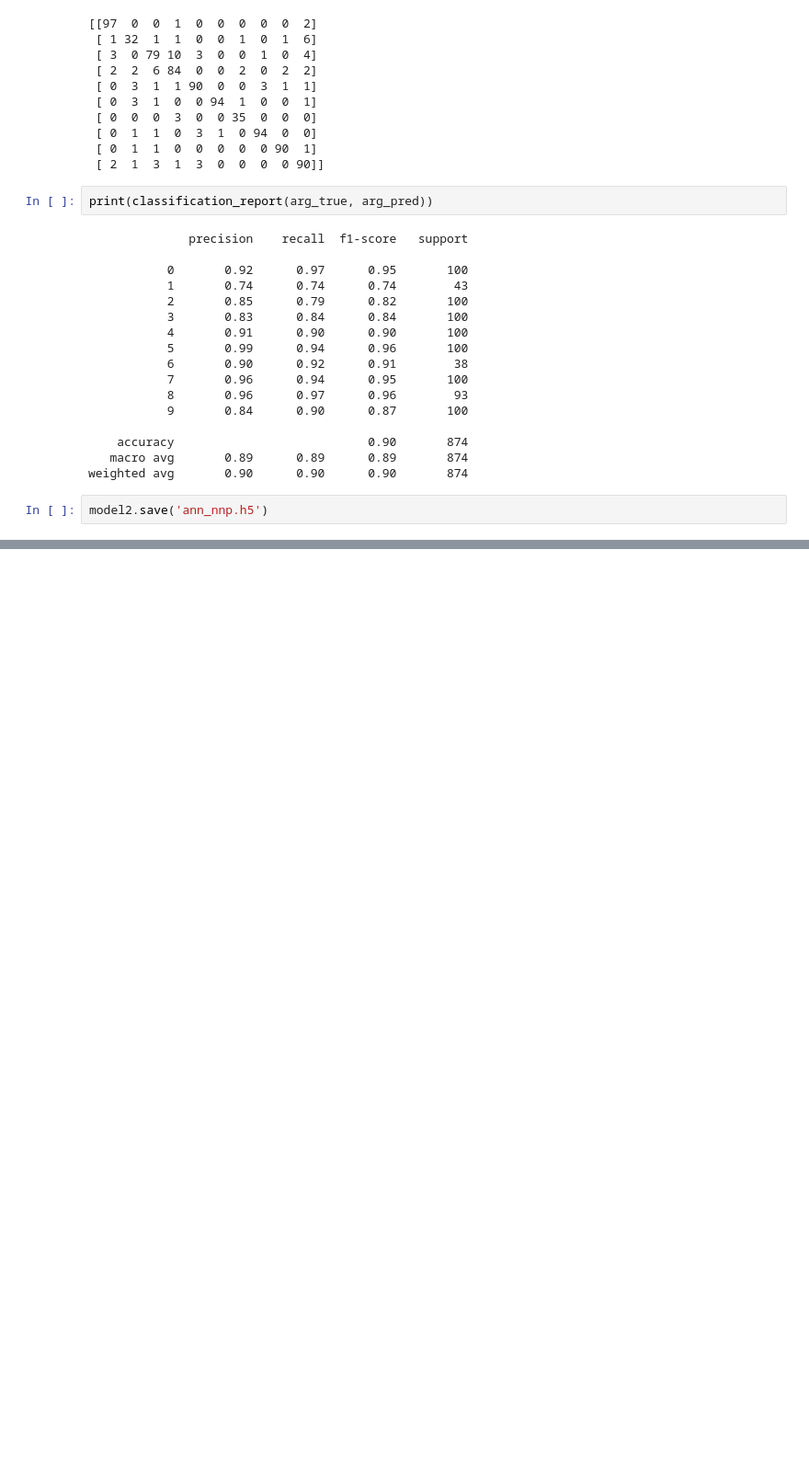
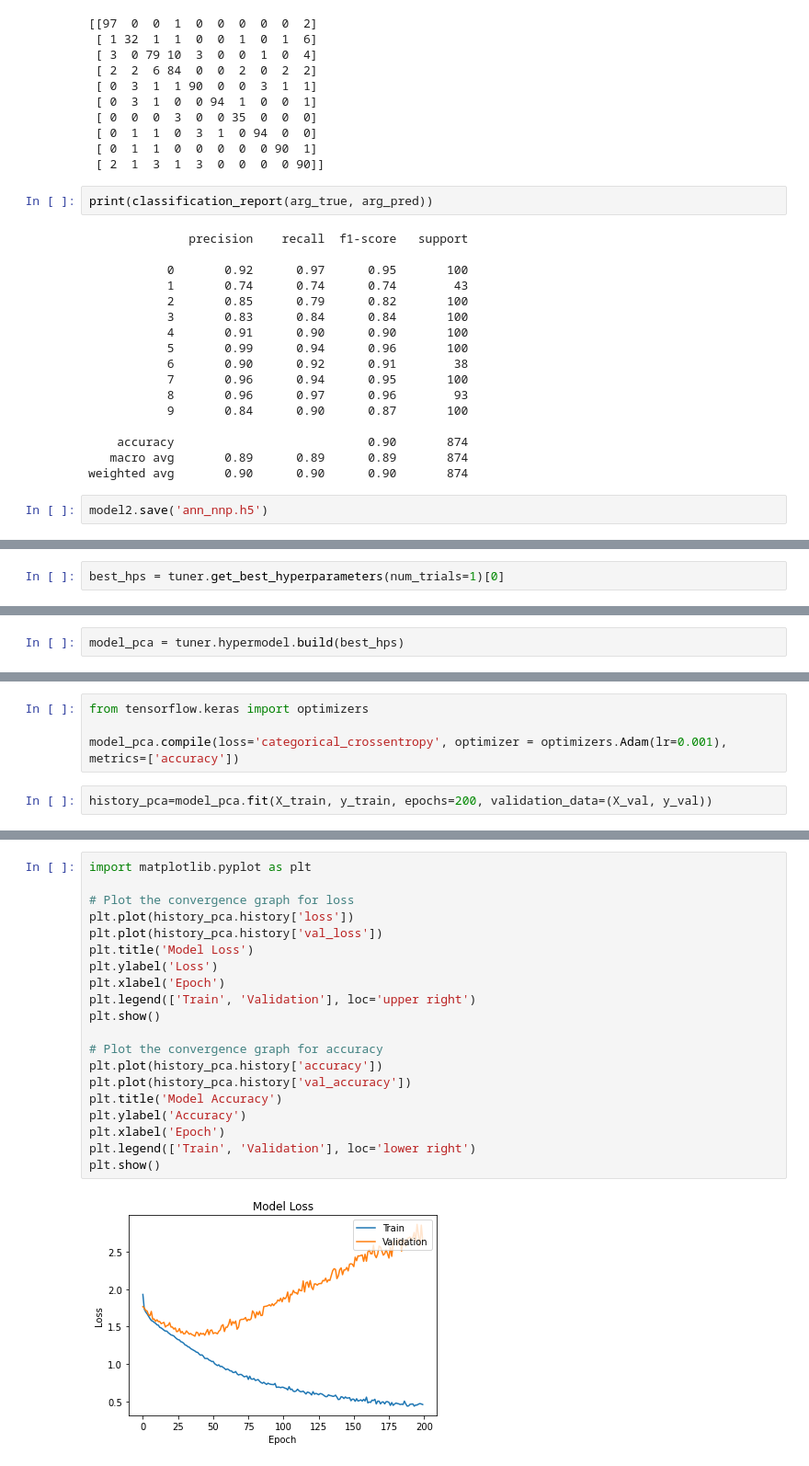
Before and after one commit to AbdullahTabassam/Sounds-Classifier, a Jupyter notebook: Notebooks/Sound Classification.ipynb, the cells around one changed output, grey strips where cells are left out. Shown at 92% size. Saved outputs shown, nothing was run; the diff lists cells and outputs as text; blank space fills up the shorter version.

```diff
--- a/Notebooks/Sound Classification.ipynb
+++ b/Notebooks/Sound Classification.ipynb
@@ -809,0 +1047,2 @@ model2.save('ann_nnp.h5')
+# %%
+best_hps = tuner.get_best_hyperparameters(num_trials=1)[0]
@@ -809,0 +1069,2 @@ model2.save('ann_nnp.h5')
+# %%
+model_pca = tuner.hypermodel.build(best_hps)
@@ -809,0 +1094,6 @@ model2.save('ann_nnp.h5')
+# %%
+from tensorflow.keras import optimizers
+
+model_pca.compile(loss='categorical_crossentropy', optimizer = optimizers.Adam(lr=0.001), metrics=['accuracy'])
+# %%
+history_pca=model_pca.fit(X_train, y_train, epochs=200, validation_data=(X_val, y_val))
@@ -809,0 +1118,22 @@ model2.save('ann_nnp.h5')
+# %%
+import matplotlib.pyplot as plt
+
+# Plot the convergence graph for loss
+plt.plot(history_pca.history['loss'])
+plt.plot(history_pca.history['val_loss'])
+plt.title('Model Loss')
+plt.ylabel('Loss')
+plt.xlabel('Epoch')
+plt.legend(['Train', 'Validation'], loc='upper right')
+plt.show()
+
+# Plot the convergence graph for accuracy
+plt.plot(history_pca.history['accuracy'])
+plt.plot(history_pca.history['val_accuracy'])
+plt.title('Model Accuracy')
+plt.ylabel('Accuracy')
+plt.xlabel('Epoch')
+plt.legend(['Train', 'Validation'], loc='lower right')
+plt.show()
+# %% [output]
+[figure, added]
```
Also changed, not shown: parts of 30 cells of this notebook.
